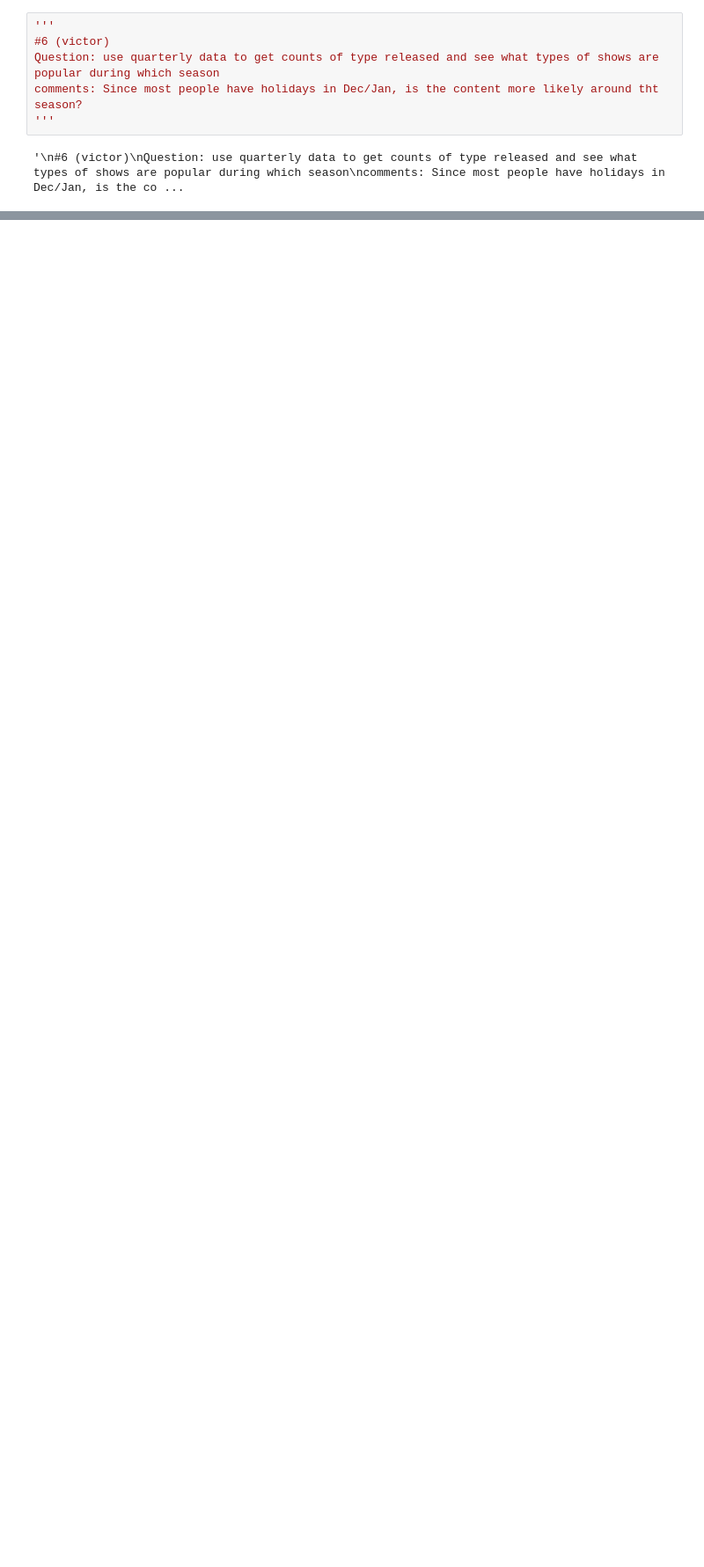
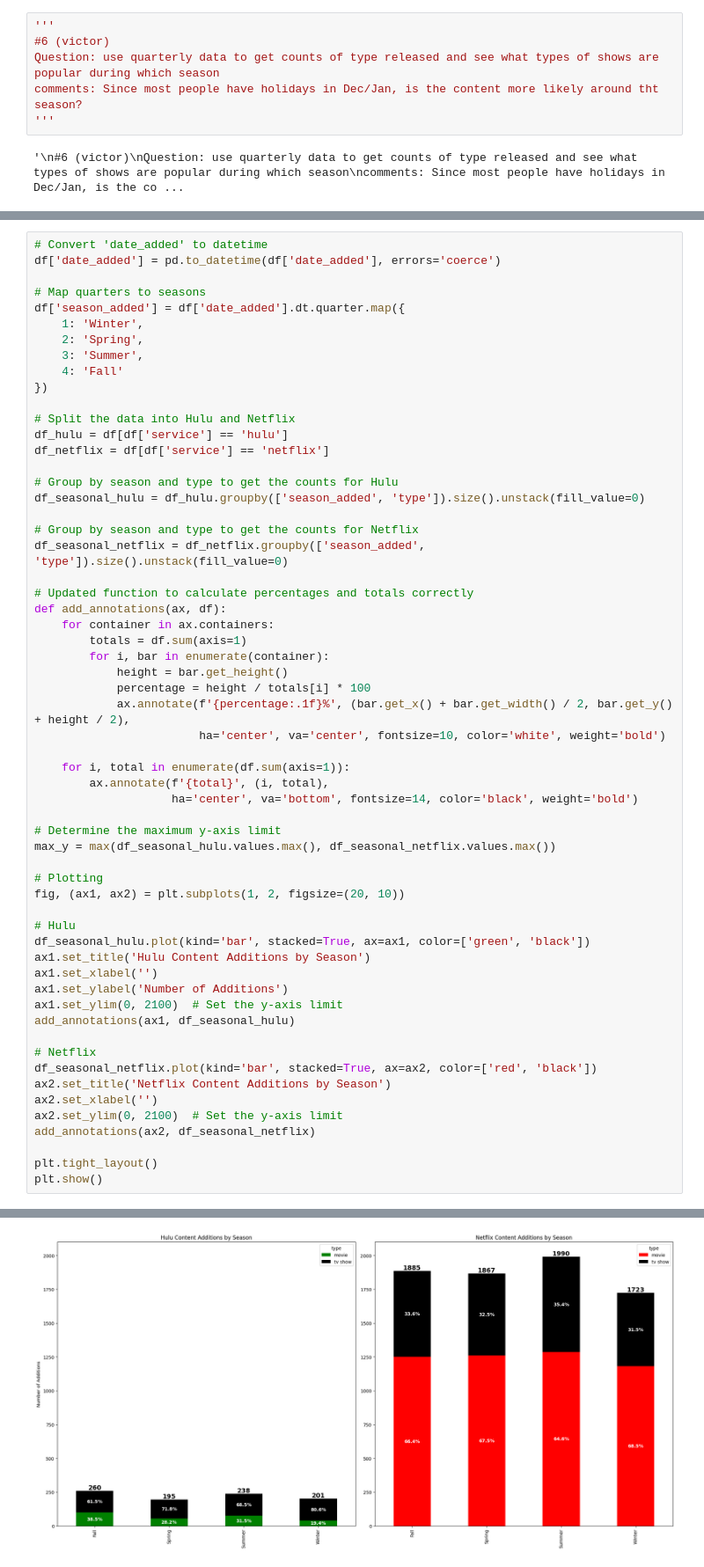
Before and after one commit to RickyMiura/Netflix-Hulu-EDA, a Jupyter notebook: victor_visuals.ipynb, the cells around one changed output, grey strips where cells are left out. Shown at 88% size. Saved outputs shown, nothing was run; the diff lists cells and outputs as text; blank space fills up the shorter version.

```diff
--- a/victor_visuals.ipynb
+++ b/victor_visuals.ipynb
@@ -239,0 +222,60 @@ plt.show()
+# %%
+# Convert 'date_added' to datetime
+df['date_added'] = pd.to_datetime(df['date_added'], errors='coerce')
+
+# Map quarters to seasons
+df['season_added'] = df['date_added'].dt.quarter.map({
+    1: 'Winter',
+    2: 'Spring',
+    3: 'Summer',
+    4: 'Fall'
+})
+
+# Split the data into Hulu and Netflix
+df_hulu = df[df['service'] == 'hulu']
+df_netflix = df[df['service'] == 'netflix']
+
+# Group by season and type to get the counts for Hulu
+df_seasonal_hulu = df_hulu.groupby(['season_added', 'type']).size().unstack(fill_value=0)
+
+# Group by season and type to get the counts for Netflix
+df_seasonal_netflix = df_netflix.groupby(['season_added', 'type']).size().unstack(fill_value=0)
+
+# Updated function to calculate percentages and totals correctly
+def add_annotations(ax, df):
+    for container in ax.containers:
+        totals = df.sum(axis=1)
+        for i, bar in enumerate(container):
+            height = bar.get_height()
+            percentage = height / totals[i] * 100
+            ax.annotate(f'{percentage:.1f}%', (bar.get_x() + bar.get_width() / 2, bar.get_y() + height / 2),
+                        ha='center', va='center', fontsize=10, color='white', weight='bold')
+
+    for i, total in enumerate(df.sum(axis=1)):
+        ax.annotate(f'{total}', (i, total),
+                    ha='center', va='bottom', fontsize=14, color='black', weight='bold')
+
+# Determine the maximum y-axis limit
+max_y = max(df_seasonal_hulu.values.max(), df_seasonal_netflix.values.max())
+
+# Plotting
+fig, (ax1, ax2) = plt.subplots(1, 2, figsize=(20, 10))
+
+# Hulu
+df_seasonal_hulu.plot(kind='bar', stacked=True, ax=ax1, color=['green', 'black'])
+ax1.set_title('Hulu Content Additions by Season')
+ax1.set_xlabel('')
+ax1.set_ylabel('Number of Additions')
+ax1.set_ylim(0, 2100)  # Set the y-axis limit
+add_annotations(ax1, df_seasonal_hulu)
+
+# Netflix
+df_seasonal_netflix.plot(kind='bar', stacked=True, ax=ax2, color=['red', 'black'])
+ax2.set_title('Netflix Content Additions by Season')
+ax2.set_xlabel('')
+ax2.set_ylim(0, 2100)  # Set the y-axis limit
+add_annotations(ax2, df_seasonal_netflix)
+
+plt.tight_layout()
+plt.show()
+# %% [output]
@@ -239,0 +292 @@ plt.show()
+[figure, added]
```
Also changed, not shown: parts of 14 cells of this notebook.
